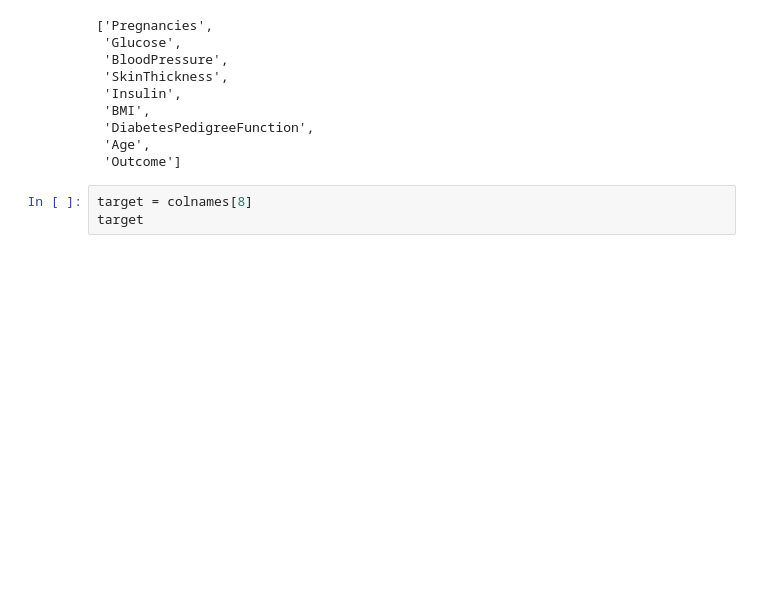
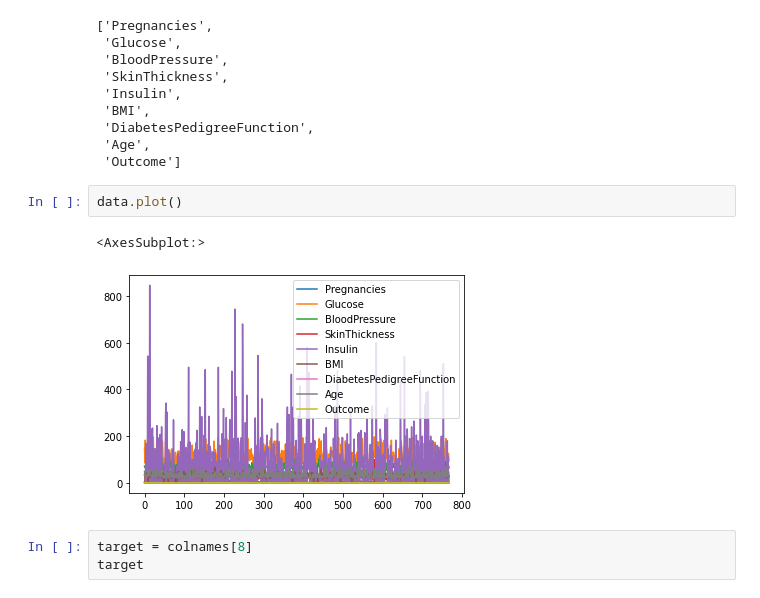
Before and after one commit to NafisTanjim/Diabetes-Prediction, a Jupyter notebook: MY ML.ipynb, the cells around one changed output. Saved outputs shown, nothing was run; the diff lists cells and outputs as text; blank space fills up the shorter version.

```diff
--- a/MY ML.ipynb
+++ b/MY ML.ipynb
@@ -106,6 +110,11 @@ colnames
  'DiabetesPedigreeFunction',
  'Age',
  'Outcome']
+# %%
+data.plot()
+# %% [output]
+<AxesSubplot:>
+[figure, added]
 # %%
 target = colnames[8]
 target
```
Also changed, not shown: parts of 114 cells of this notebook.
